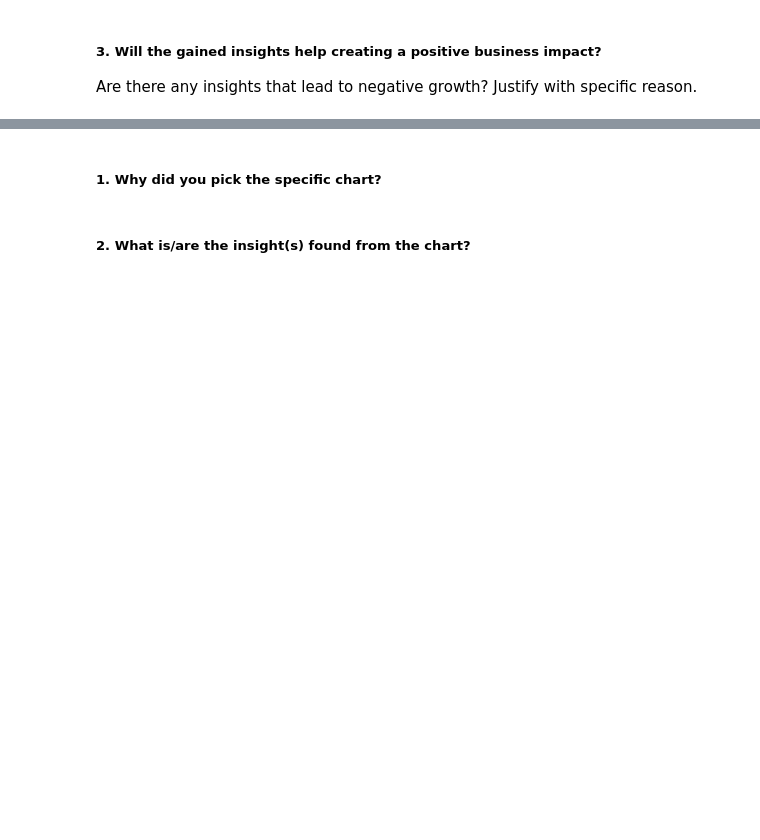
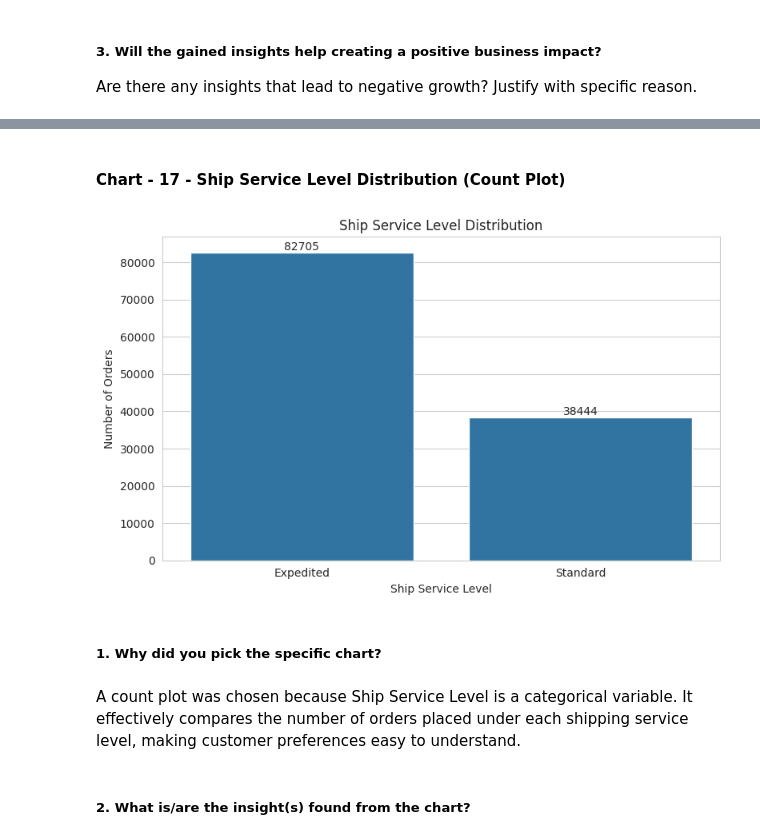
Before and after one commit to adityajain9756-rgb/ecommerce-sales-analysis, a Jupyter notebook: EDA_aditya_amazon.ipynb, the cells around one changed output, grey strips where cells are left out. Saved outputs shown, nothing was run; the diff lists cells and outputs as text; code cells hidden in the pictures; blank space fills up the shorter version.

```diff
--- a/EDA_aditya_amazon.ipynb
+++ b/EDA_aditya_amazon.ipynb
@@ -886,4 +967,29 @@ Are there any insights that lead to negative growth? Justify with specific reaso
+# %% [markdown]
+#### Chart - 17 - Ship Service Level Distribution (Count Plot)
+# %%
+# Chart - 17 visualization code
+plt.figure(figsize=(8,5))
+
+ax = sns.countplot(
+    data=df_clean,
+    x='ship-service-level',
+    order=df_clean['ship-service-level'].value_counts().index
+)
+
+for container in ax.containers:
+    ax.bar_label(container)
+
+plt.title('Ship Service Level Distribution')
+plt.xlabel('Ship Service Level')
+plt.ylabel('Number of Orders')
+
+plt.tight_layout()
+plt.show()
+# %% [output]
+[figure, added]
 # %% [markdown]
 ##### 1. Why did you pick the specific chart?
+# %% [markdown]
+A count plot was chosen because Ship Service Level is a categorical variable. It effectively compares the number of orders placed under each shipping service level, making customer preferences easy to understand.
 # %% [markdown]
 ##### 2. What is/are the insight(s) found from the chart?
```
Also changed, not shown: parts of 33 cells of this notebook.
